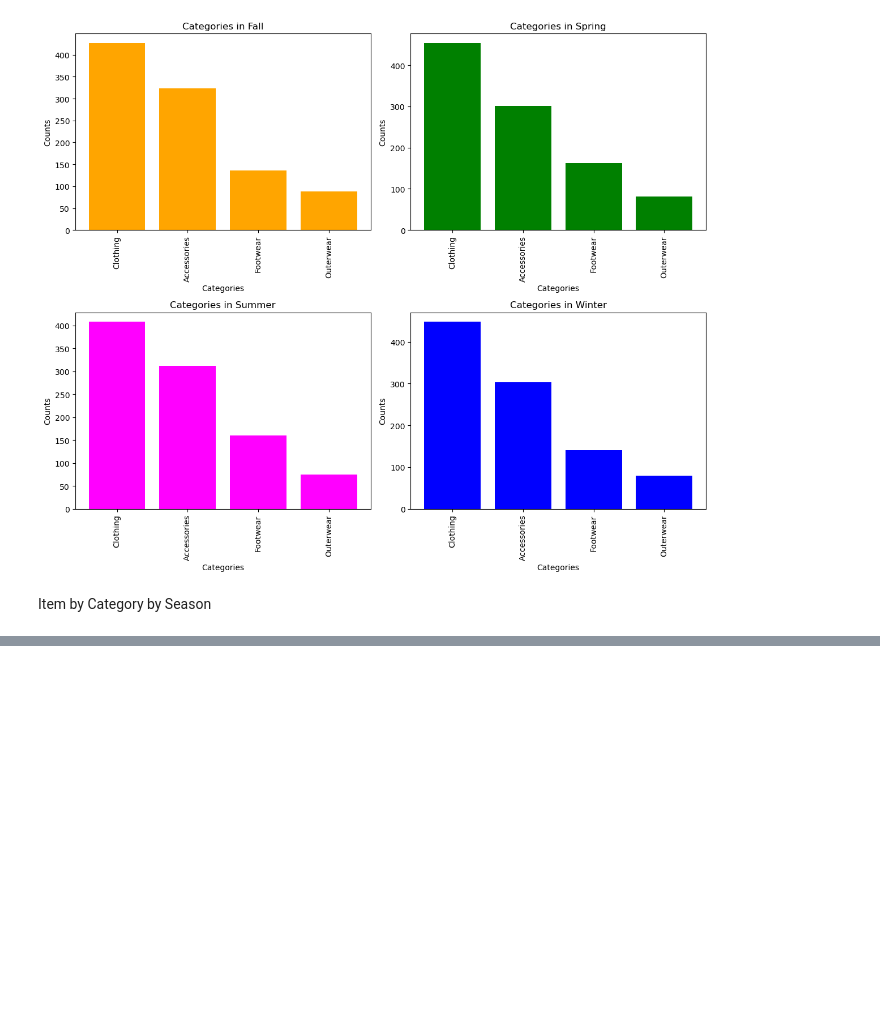
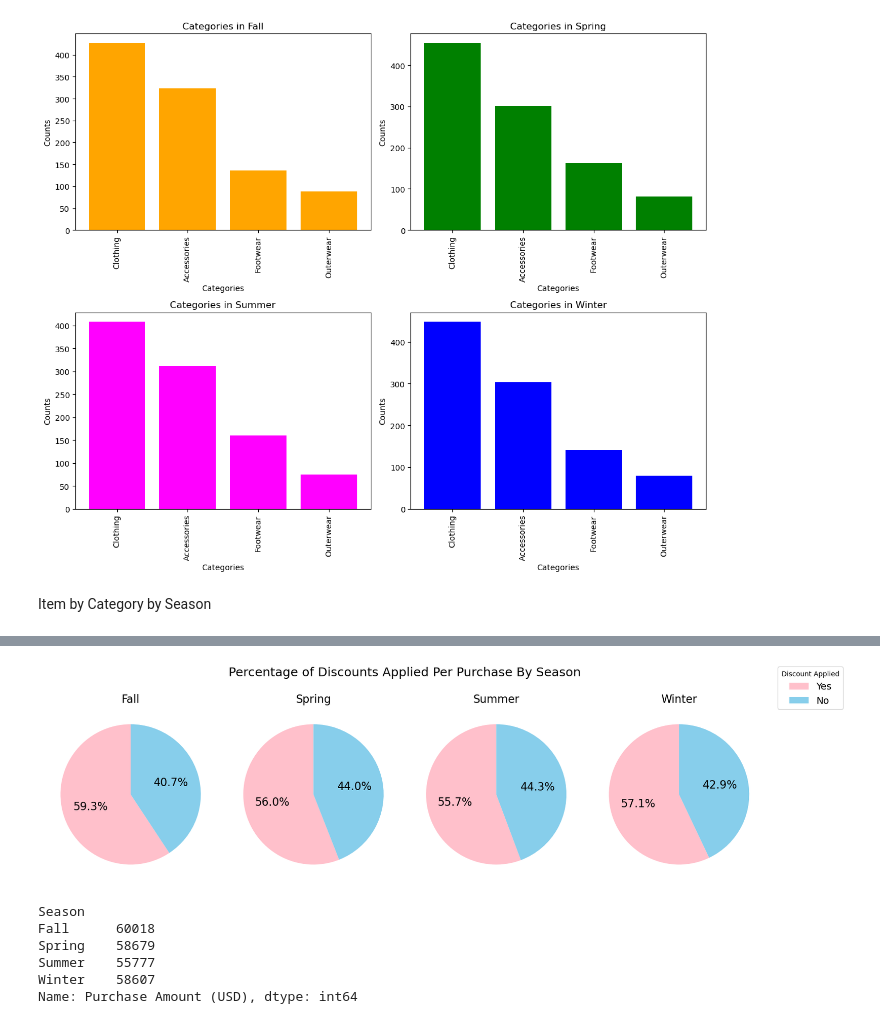
Before and after one commit to KPate04/IntroDataMining, a Jupyter notebook: Project_1/shopping_list.ipynb, the cells around one changed output, grey strips where cells are left out. Cells and saved outputs as stored; diff of their text form; code cells hidden in the pictures; blank space fills up the shorter version.

```diff
--- a/Project_1/shopping_list.ipynb
+++ b/Project_1/shopping_list.ipynb
@@ -484,0 +483,35 @@ plt.show()
+# %%
+money_spent_d = money_spent.groupby('Season')['Discount Applied'].size()
+money_spent_d_unstacked = money_spent_d.unstack()
+# %%
+import matplotlib.pyplot as plt
+
+# Create subplots for pie charts, one for each season
+seasons = money_spent_d_unstacked.index
+fig, axes = plt.subplots(1, len(seasons), figsize=(15, 5))
+
+# Generate a pie chart for each season
+for i, season in enumerate(seasons):
+    # Get the yes/no counts for the current season
+    data = money_spent_d_unstacked.loc[season]
+    # Plot pie chart
+    #axes[i].pie(data, labels=data.index, autopct='%1.1f%%', startangle=90, colors=)
+    wedges, texts, autotexts = axes[i].pie(data, autopct='%1.1f%%', startangle=90, colors=['pink','skyblue'], textprops={'fontsize': 16})
+    axes[i].set_title(f"{season}", fontsize=16)
+fig.legend(wedges, ['Yes', 'No'], loc='upper right', bbox_to_anchor=(1.1, 1), title="Discount Applied", fontsize=14)
+fig.suptitle('Percentage of Discounts Applied Per Purchase By Season', fontsize=18)
+# Adjust layout
+plt.tight_layout()
+plt.show()
+# %% [output]
+[figure, added]
+# %%
+purchase_amount_by_discount = money_spent.groupby(['Season'])['Purchase Amount (USD)'].sum()
+purchase_amount_by_discount
+# %% [output]
+Season
+Fall      60018
+Spring    58679
+Summer    55777
+Winter    58607
+Name: Purchase Amount (USD), dtype: int64
```
Also changed, not shown: parts of 21 cells of this notebook, 7 other files.
